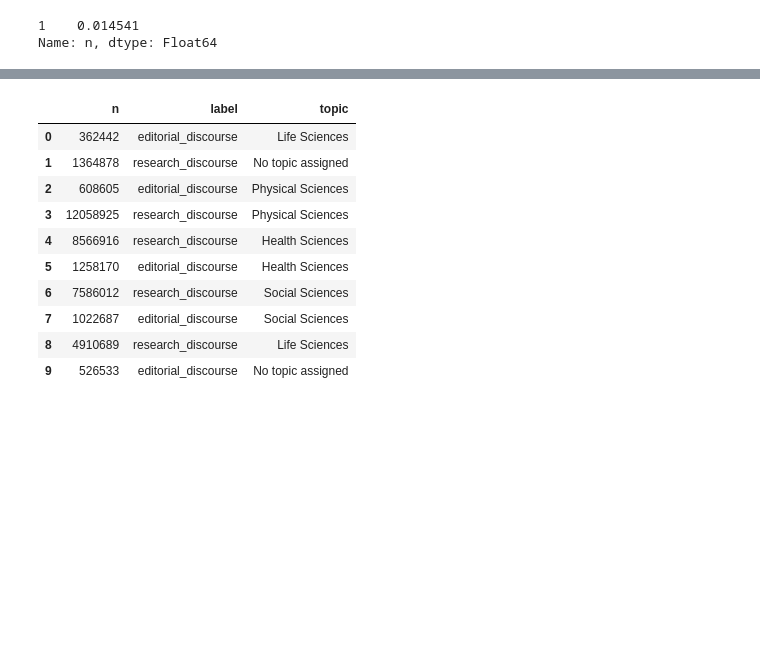
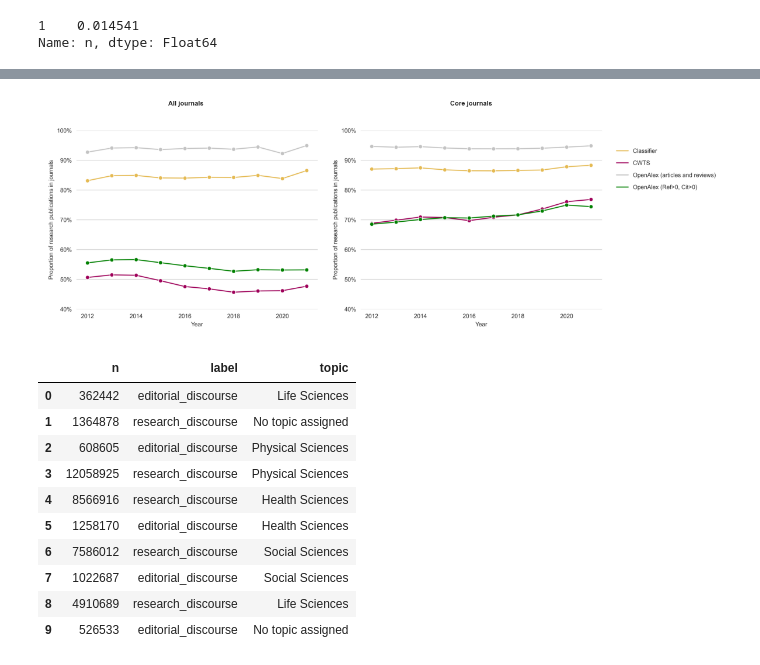
Before and after one commit to naustica/openalex_doctypes, a Jupyter notebook: classifier/review_classifier.ipynb, the cells around one changed output, grey strips where cells are left out. Saved outputs shown, nothing was run; the diff lists cells and outputs as text; code cells hidden in the pictures; blank space fills up the shorter version.

```diff
--- a/classifier/review_classifier.ipynb
+++ b/classifier/review_classifier.ipynb
@@ -203,3 +342,17 @@ fig.savefig(f'media/oal_cwts_comparison.png', format='png', bbox_inches='tight',
+# %%
+fig, axs = plt.subplots(1, 2, figsize=(15, 8))
+filelist =  ['oal_cwts_comparison', 'oal_cwts_comparison_core']
+for i, (ax, file) in enumerate(zip(axs.flat, filelist)):
+    ax.set_axis_off()
+    filename = 'media/' + file + '.png'
+    ax.imshow(mpimg.imread(filename), extent=None)
+plt.subplots_adjust(wspace=-0.28, hspace=0)
+plt.text(-1700, -200, 'All journals', size=8, weight='bold')
+plt.text(1300, -200, 'Core journals', size=8, weight='bold')
+plt.show()
+fig.savefig('media/figure1.png', format='png', bbox_inches='tight', dpi=500)
+# %% [output]
+[figure, added]
 # %%
 df_doi_2012_2021_topic = client.query(f"""
                                        SELECT COUNT(DISTINCT(oal.doi)) AS n, label, primary_topic.domain.display_name AS topic
```
Also changed, not shown: parts of 31 cells of this notebook, 7 other files.
